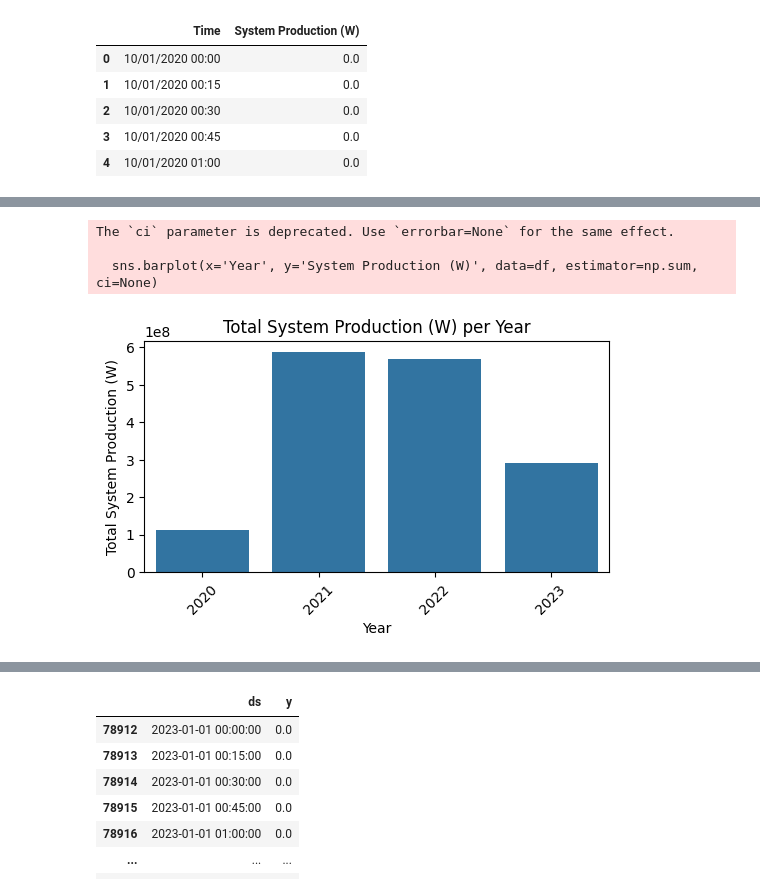
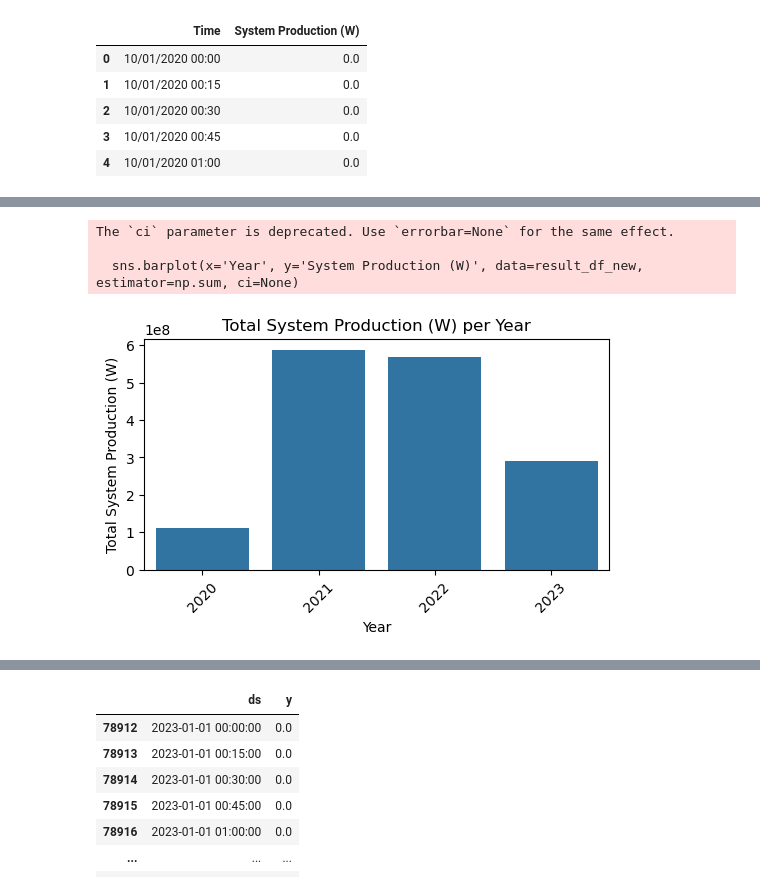
Before and after one commit to Kyaputan/Lab3-Machine-Learning, a Jupyter notebook: Time_Series/ex03/hackathon-online-solar-power-forecasting/Solar.ipynb, the cells around one changed output, grey strips where cells are left out. Cells and saved outputs as stored; diff of their text form; code cells hidden in the pictures.

```diff
--- a/Time_Series/ex03/hackathon-online-solar-power-forecasting/Solar.ipynb
+++ b/Time_Series/ex03/hackathon-online-solar-power-forecasting/Solar.ipynb
@@ -22,0 +86,23 @@ df.head(5)
+# %%
+lag_df , result_df_new= create_lag_features(df, lags, stats, columns_to_lag)
+# %%
+# กำหนดลำดับที่ต้องการ
+desired_order = [
+    "System Production (W)",
+    "System Production (W)_lag1",
+    "System Production (W)_lag2",
+    "System Production (W)_lag4",
+    "System Production (W)_lag8",
+]
+
+# จัดกลุ่ม min, max, mean
+stat_order = ["min", "max", "mean"]
+
+# ดึงคอลัมน์ min, max, mean ที่เกี่ยวข้อง
+stat_columns = [col for col in result_df_new.columns if any(stat in col for stat in stat_order)]
+
+# รวมลำดับคอลัมน์ใหม่
+new_order = ["Time"] + desired_order + stat_columns
+
+# เรียง DataFrame ตามลำดับใหม่
+result_df_new = result_df_new[new_order]
@@ -23,9 +125,9 @@ df.head(5)
 # %%
-df['Time'] = pd.to_datetime(df['Time'])
+result_df_new['Time'] = pd.to_datetime(result_df_new['Time'])
 # %%
-df['minute'] = df['Time'].dt.minute
-df['Hour'] = df['Time'].dt.hour
-df['Month'] = df['Time'].dt.month
-df['Day'] = df['Time'].dt.day
-df['Year'] = df['Time'].dt.year
-df = df.drop(["Time"], axis = 1)
+result_df_new['minute'] = result_df_new['Time'].dt.minute
+result_df_new['Hour'] = result_df_new['Time'].dt.hour
+result_df_new['Month'] = result_df_new['Time'].dt.month
+result_df_new['Day'] = result_df_new['Time'].dt.day
+result_df_new['Year'] = result_df_new['Time'].dt.year
+result_df_new = result_df_new.drop(["Time"], axis = 1)
@@ -74,16 +177,16 @@ df.head(5)
 # %%
 plt.figure(figsize=(6, 3))
-sns.barplot(x='Year', y='System Production (W)', data=df, estimator=np.sum, ci=None)
+sns.barplot(x='Year', y='System Production (W)', data=result_df_new, estimator=np.sum, ci=None)
 plt.title('Total System Production (W) per Year')
 plt.xlabel('Year')
 plt.ylabel('Total System Production (W)')
 plt.xticks(rotation=45)
 plt.show()
 # %% [output]
 The `ci` parameter is deprecated. Use `errorbar=None` for the same effect.
 
-  sns.barplot(x='Year', y='System Production (W)', data=df, estimator=np.sum, ci=None)
+  sns.barplot(x='Year', y='System Production (W)', data=result_df_new, estimator=np.sum, ci=None)
-[figure, old version]
+[figure, new version]
 # %%
 from statsmodels.tsa.seasonal import seasonal_decompose
 import matplotlib.pyplot as plt
```
Also changed, not shown: parts of 10 cells of this notebook, 3 other files.
